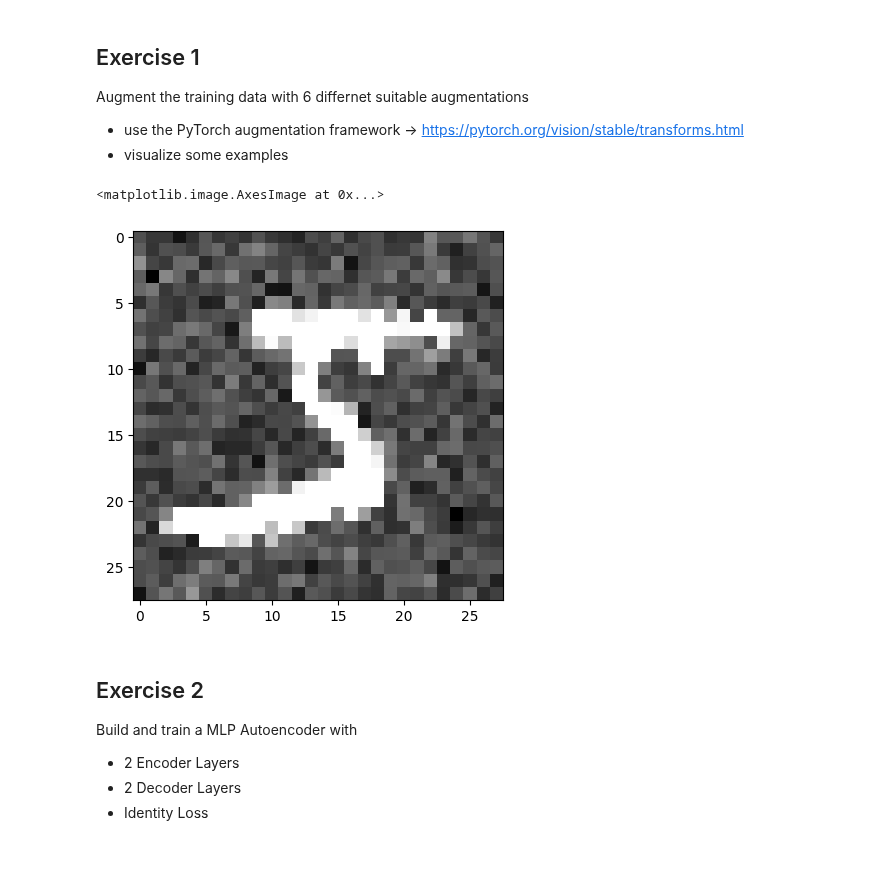
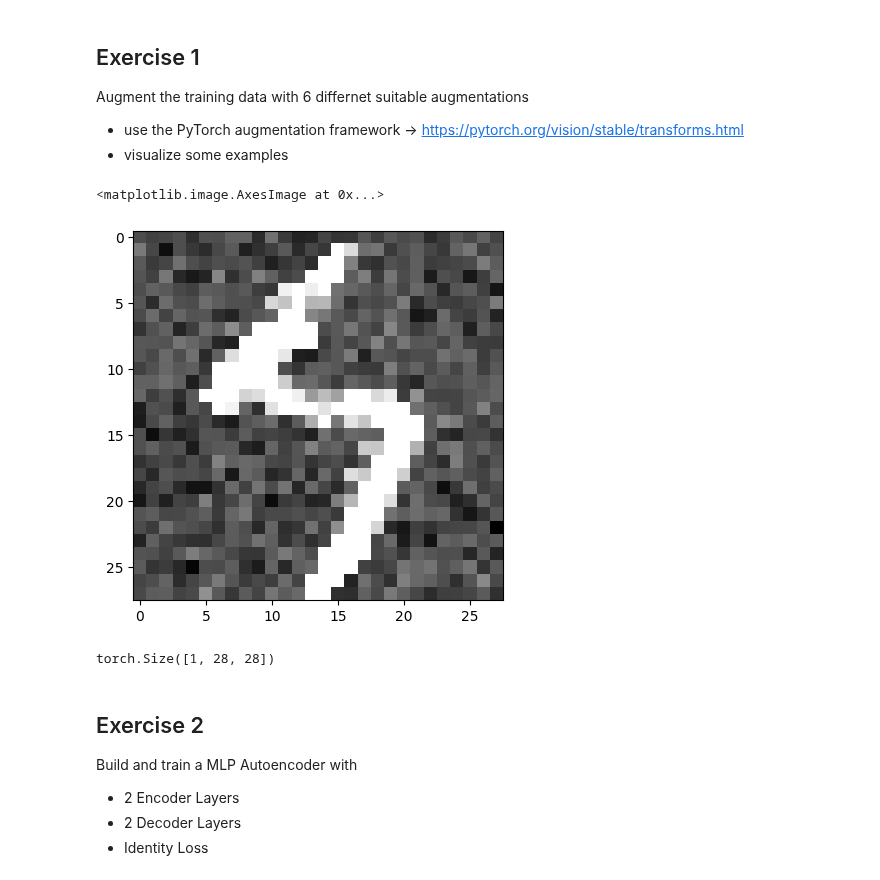
Before and after one commit to MrEwdew/DeepLearning25, a Jupyter notebook: week_8/Assignment_AE_MNIST.ipynb, the cells around one changed output. Cells and saved outputs as stored; diff of their text form; code cells hidden in the pictures.

```diff
--- a/week_8/Assignment_AE_MNIST.ipynb
+++ b/week_8/Assignment_AE_MNIST.ipynb
@@ -38,23 +38,27 @@ Augment the training data with 6 differnet suitable augmentations
 # %%
 # Image Classification
 import torch
 from torchvision.transforms import v2
 
 
 transforms = v2.Compose([
     #v2.RandomResizedCrop(size=(28, 28), antialias=True),
-    #v2.RandomHorizontalFlip(p=0.1),
+    v2.RandomHorizontalFlip(p=0.1),
     v2.RandomRotation(60),
     v2.GaussianNoise(0.3,0.1),
 
     v2.ToDtype(torch.float32, scale=True),
     #v2.Normalize(mean=[0.485, 0.456, 0.406], std=[0.229, 0.224, 0.225]),
 ])
 
 plt.imshow(transforms(train[0][0]).reshape((28,28)), cmap='gray')
 # %% [output]
 <matplotlib.image.AxesImage at 0x...>
-[figure, old version]
+[figure, new version]
+# %%
+transforms(train[0][0]).shape
+# %% [output]
+torch.Size([1, 28, 28])
 # %% [markdown]
 ## Exercise 2
 Build and train a MLP Autoencoder with
```
Also changed, not shown: parts of 11 cells of this notebook.
